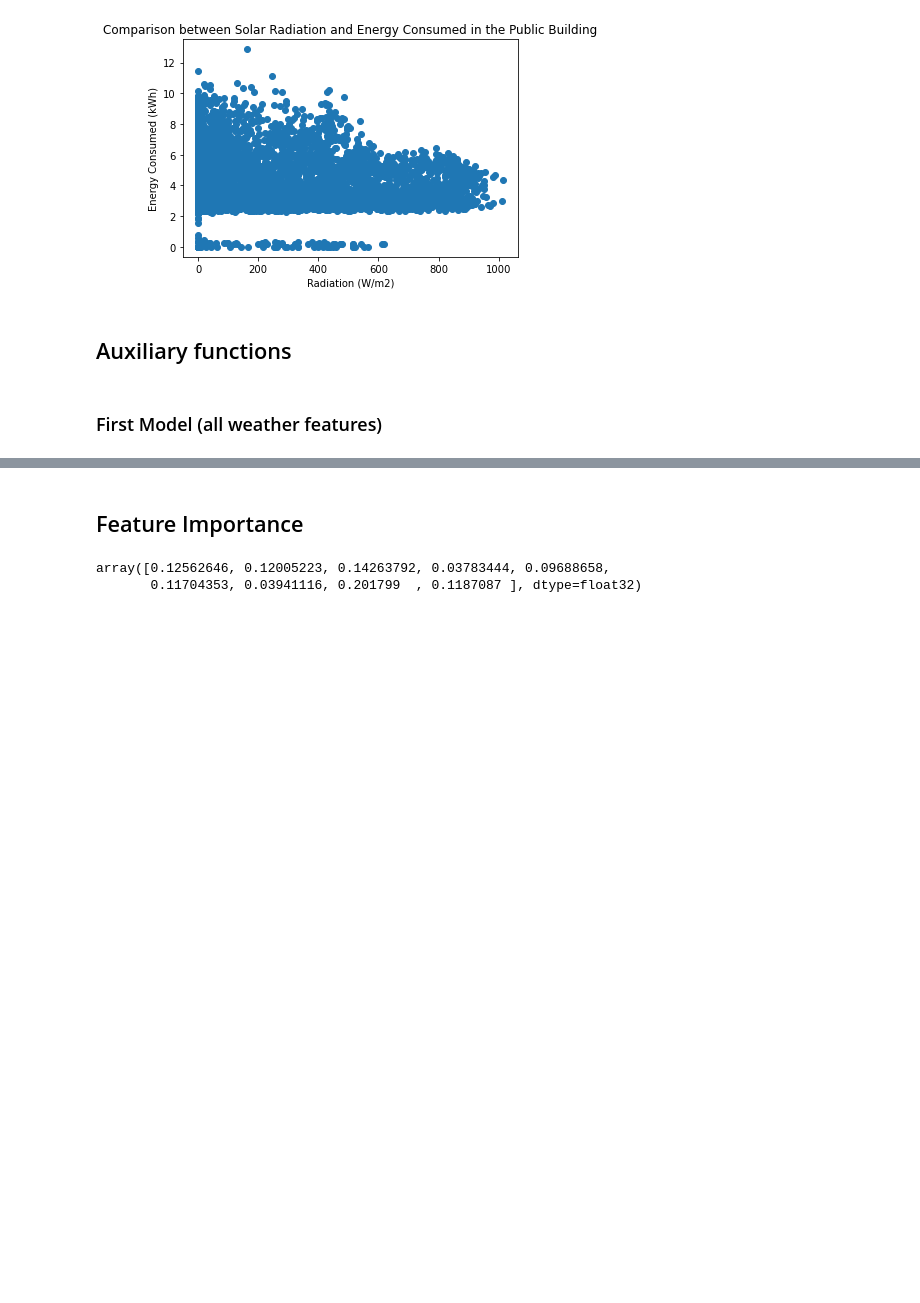
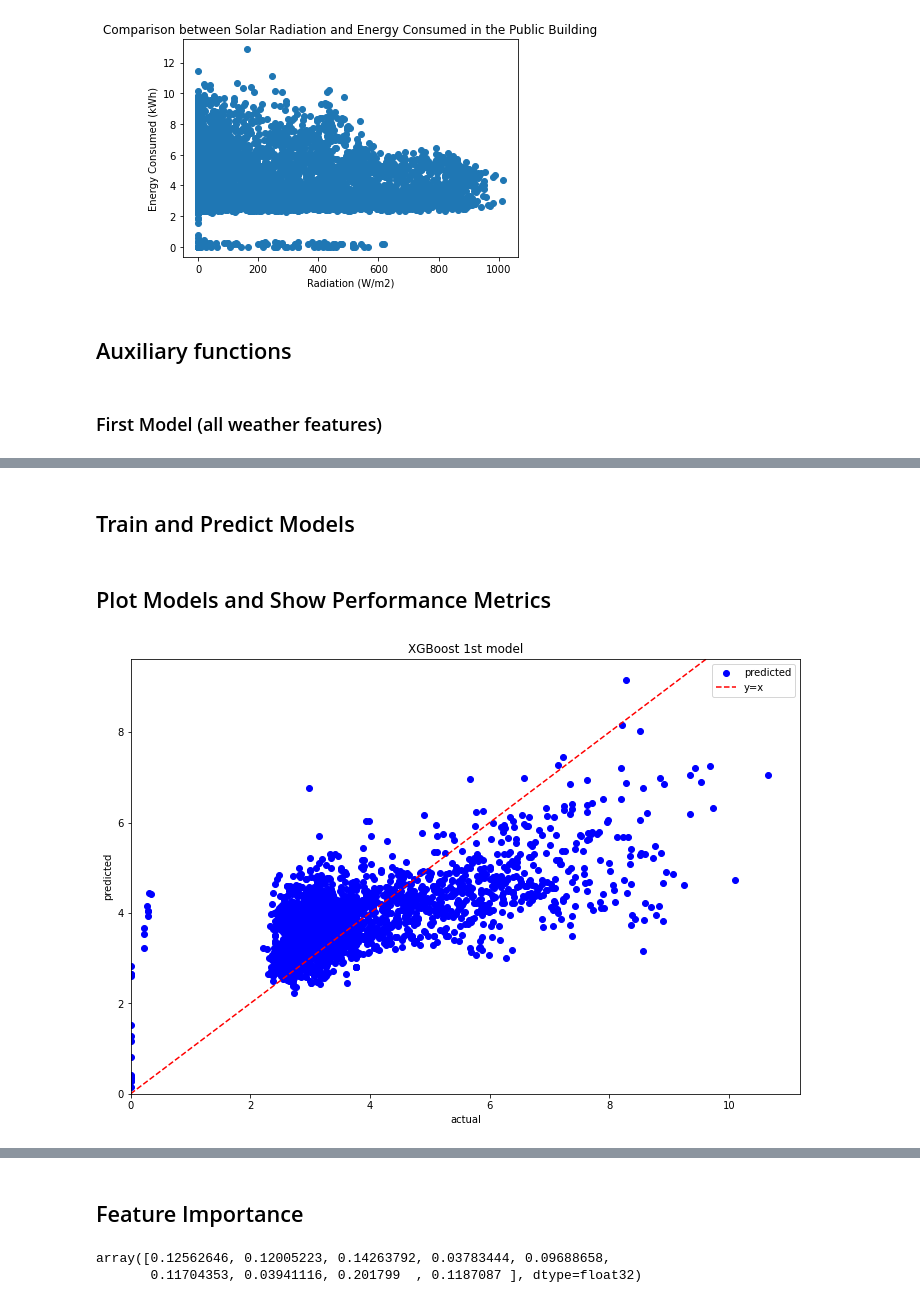
Before and after one commit to franciscomonteiro85/rec-energy-prediction-algorithm, a Jupyter notebook: REC_Energy_Algorithm.ipynb, the cells around one changed output, grey strips where cells are left out. Cells and saved outputs as stored; diff of their text form; code cells hidden in the pictures; blank space fills up the shorter version.

```diff
--- a/REC_Energy_Algorithm.ipynb
+++ b/REC_Energy_Algorithm.ipynb
@@ -205,0 +308,2 @@ X2
+# %% [markdown]
+## Train and Predict Models
@@ -205,0 +322,8 @@ X2
+# %% [markdown]
+## Plot Models and Show Performance Metrics
+# %%
+plt.figure(figsize=(12, 8))
+
+plot_results(preds, y_test, 'XGBoost 1st model')
+# %% [output]
+[figure, added]
```
Also changed, not shown: parts of 44 cells of this notebook.
